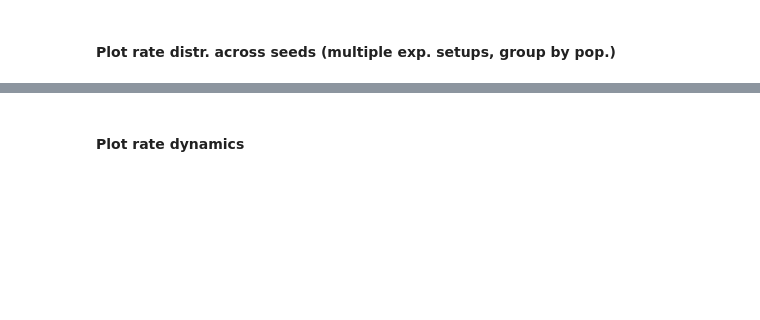
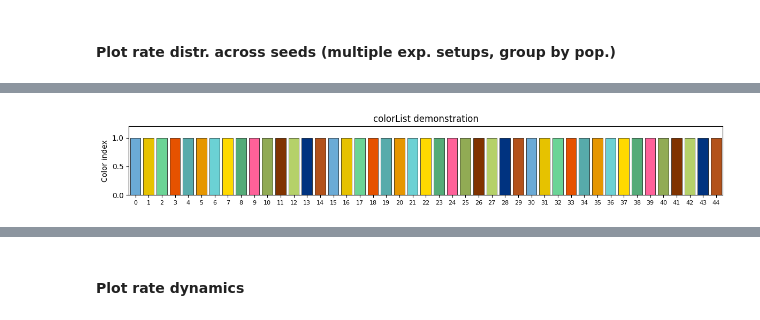
Before and after one commit to niknovikov19/A1-OUinp, a Jupyter notebook: exp_configs/batch_rxbkg_state1_mech1/net_newsec_ee_fade_var_seed/compare_rates.ipynb, the cells around one changed output, grey strips where cells are left out. Saved outputs shown, nothing was run; the diff lists cells and outputs as text; code cells hidden in the pictures; blank space fills up the shorter version.

```diff
--- a/exp_configs/batch_rxbkg_state1_mech1/net_newsec_ee_fade_var_seed/compare_rates.ipynb
+++ b/exp_configs/batch_rxbkg_state1_mech1/net_newsec_ee_fade_var_seed/compare_rates.ipynb
@@ -277,0 +632,17 @@ ax.legend()   #title='exp_label')
+# %%
+from netpyne.analysis.utils import colorList
+
+# Demonstrate colorList with vertical bars
+fig, ax = plt.subplots(figsize=(12, 2))
+for i, color in enumerate(colorList):
+    ax.bar(i, 1, color=color, width=0.8, edgecolor='black', linewidth=0.5)
+ax.set_xlim(-0.5, len(colorList) - 0.5)
+ax.set_ylim(0, 1.2)
+ax.set_xticks(range(len(colorList)))
+ax.set_xticklabels(range(len(colorList)), fontsize=8)
+ax.set_ylabel('Color index')
+ax.set_title('colorList demonstration')
+plt.tight_layout()
+plt.show()
+# %% [output]
+[figure, added]
```
Also changed, not shown: parts of 13 cells of this notebook, 3 other files.
